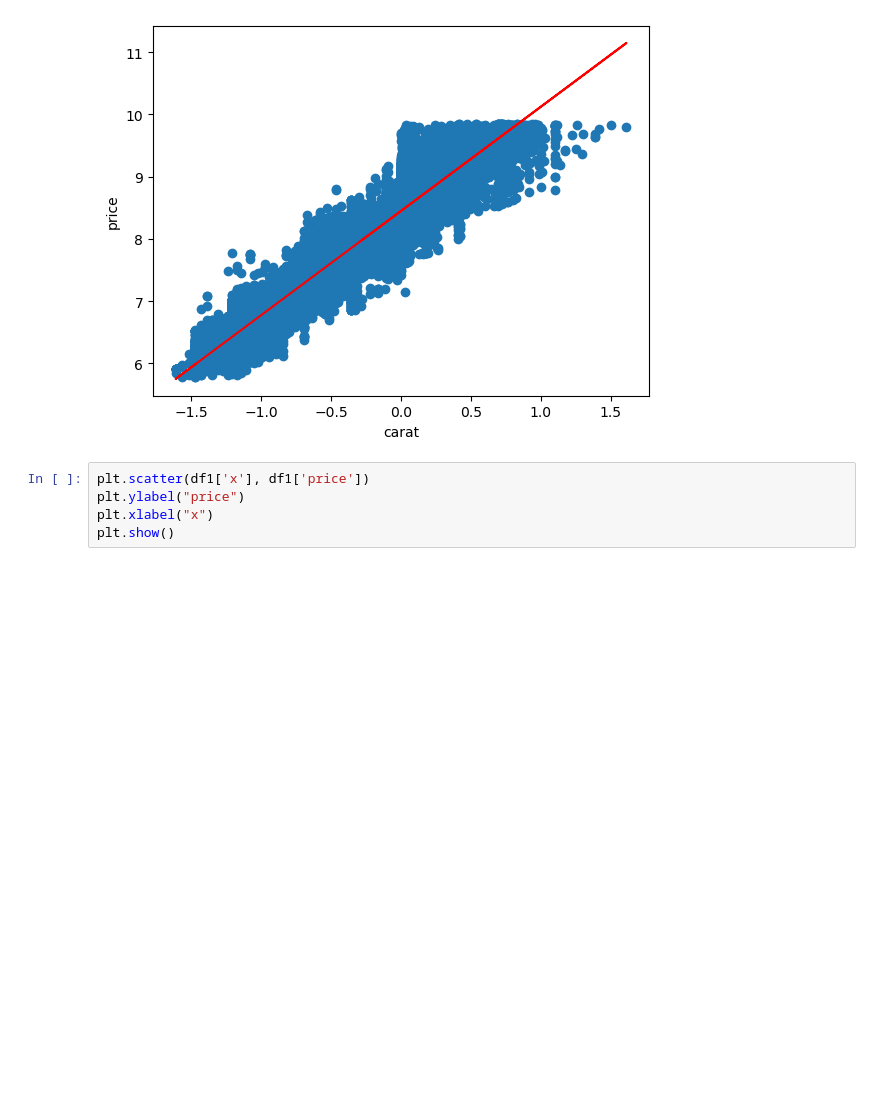
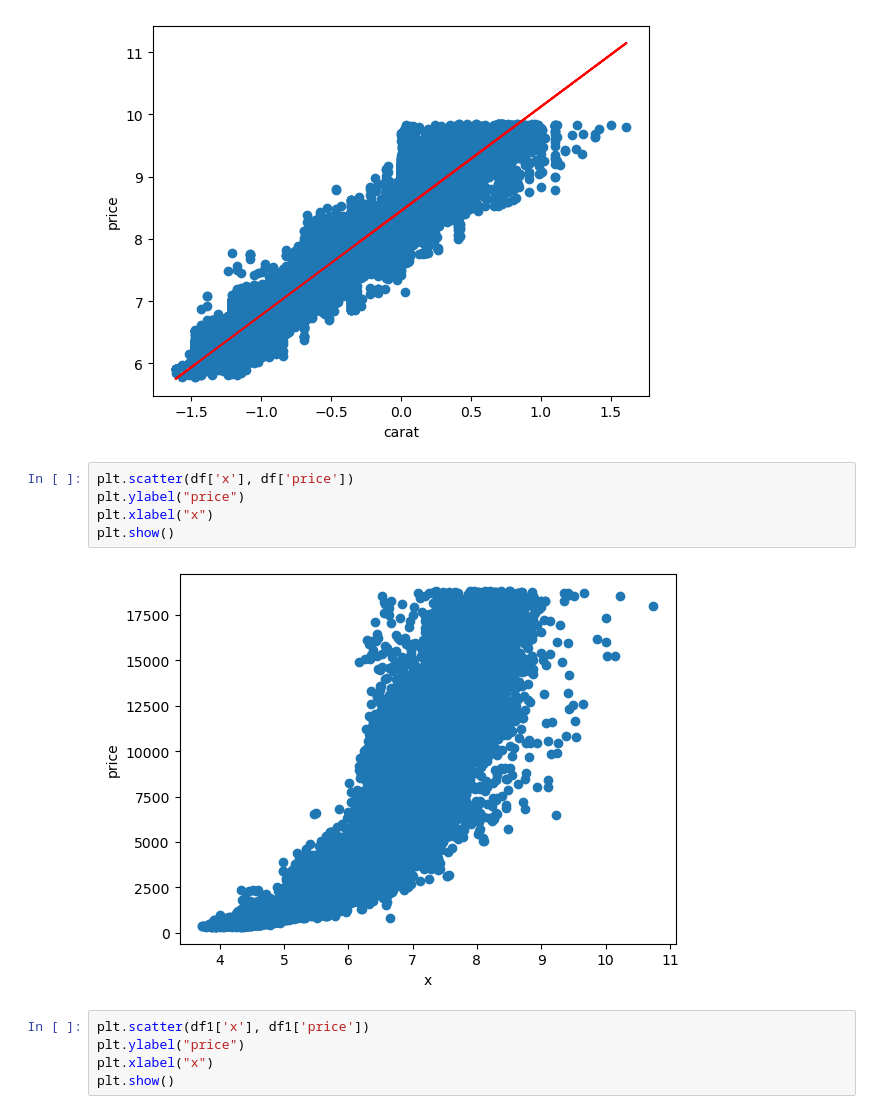
Before and after one commit to The-DigitalAcademy/innovators_diamondRegression_ML, a Jupyter notebook: regression.ipynb, the cells around one changed output. Saved outputs shown, nothing was run; the diff lists cells and outputs as text; blank space fills up the shorter version.

```diff
--- a/regression.ipynb
+++ b/regression.ipynb
@@ -230,6 +217,13 @@ plt.xlabel("carat")
 plt.show()
 # %% [output]
 [figure]
+# %%
+plt.scatter(df['x'], df['price'])
+plt.ylabel("price")
+plt.xlabel("x")
+plt.show()
+# %% [output]
+[figure, added]
 # %%
 plt.scatter(df1['x'], df1['price'])
 plt.ylabel("price")
```
Also changed, not shown: parts of 9 cells of this notebook.
